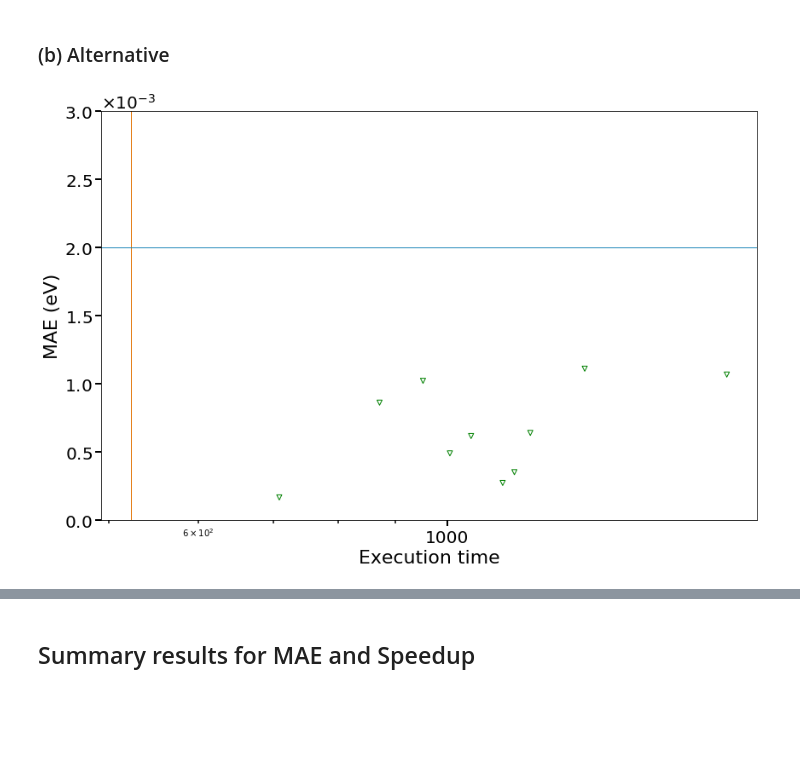
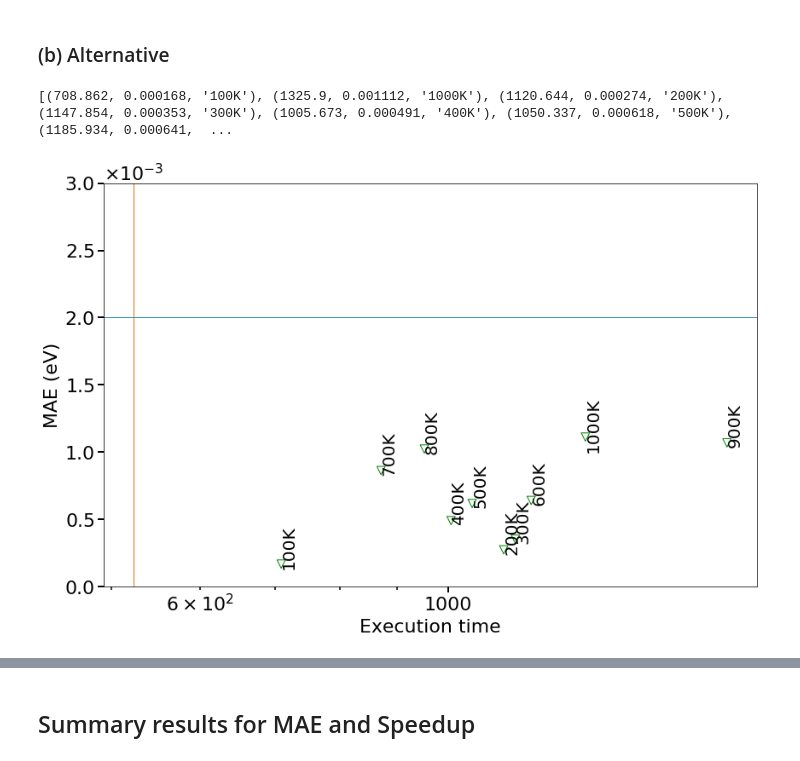
Before and after one commit to YulianaGomez/proxima_analysis, a Jupyter notebook: notebooks/Paper_Graphs.ipynb, the cells around one changed output, grey strips where cells are left out. Cells and saved outputs as stored; diff of their text form; code cells hidden in the pictures; blank space fills up the shorter version.

```diff
--- a/notebooks/Paper_Graphs.ipynb
+++ b/notebooks/Paper_Graphs.ipynb
@@ -378,15 +340,62 @@ plt.savefig('Paper_figures/ss_nort.pdf')"""
 "cases = (\n        #{'df': results['ss-true-rs1_LAZYTRAIN'], 'x':'time', 'y':'mae', 'color':'Green', 'marker':'v', 'legend':True},\n        {'df': r1, 'x':'time', 'y':'mae', 'color':'Green', 'marker' ...
 # %% [markdown]
 ### (b) Alternative
-# %%
-r1 = results['ss-true-rs1_LAZYTRAIN']
-r1 = r1[r1['interval'] == 1]
-cases = (
-        #{'df': results['ss-true-rs1_LAZYTRAIN'], 'x':'time', 'y':'mae', 'color':'Green', 'marker':'v', 'legend':False},
-        {'df': r1, 'x':'time', 'y':'mae', 'color':'Green', 'marker':'v', 'legend':False},
-    )
-_plot_cases(cases)
-plt.ylabel('MAE (eV)')
-plt.savefig('Paper_figures/ss_nort.pdf')
-# %% [output]
-[figure, removed]
+# %%
+def _plot_cases(cases):
+    fig, ax = plt.subplots(figsize=(FIGWIDTH,8))
+    for case in cases:
+        df     = case.get('df')
+        x      = case.get('x')
+        y      = case.get('y')
+        t      = case.get('t', None)
+        #T      = case.get('temperature')
+        s      = case.get('s', 36)
+        color  = case.get('color', 'Black')
+        label  = case.get('label', None)
+        marker = case.get('marker', 'o')
+        minor  = case.get('minor', False)
+        legend = case.get('legend', True)
+        # Following change is so that we can have hollow markers, which are easier to see when overlapping
+        data = [(x,y,temp) for (x,y,temp) in zip(df[x], df[y],pd.Series([f"{r}K" for r in df['temperature']], name="temperature"))]
+        my_x, my_y, my_temp = zip(*data)
+        print(data)
+        plt.scatter(x=my_x, y=my_y, color=color, label=label, facecolors='none', marker=marker, s=95)
+        if True:
+            #data   = [(x,y,t) for (x,y,t) in zip(df[x], df[y], df[t])]
+            for x, y, t in data:
+                ax.annotate(t, (x, y+0.0002), rotation=90,fontsize=MEDIUM)
+
+    ax.set_ylim([0.0, 0.003])
+    ax.set_xscale('log')
+    ax.ticklabel_format(axis='y', style='scientific', scilimits=(0,0), useMathText=True)
+    ax.xaxis.set_major_formatter(ScalarFormatter())
+    ax.tick_params(which='major', length=7, width=2)
+    ax.tick_params(which='minor', length=4, width=1.5)
+    if minor:
+        ax.xaxis.set_minor_formatter(ScalarFormatter())
+        for tick in ax.xaxis.get_minor_ticks():
+            tick.label.set_fontsize(BIG)
+    ax.axvline(x=XLINE, color=TIME_COLOR, linewidth=1)
+    ax.axhline(y=0.002, color=MAE_COLOR,  linewidth=1)
+    plt.xlabel('Execution time',      fontsize=BIG)
+    plt.ylabel('Mean absolute error', fontsize=BIG)
+    plt.xticks(fontsize=BIG)
+    plt.yticks(fontsize=BIG)
+
+    ax.yaxis.get_offset_text().set_fontsize(BIG)
+    if legend:
+        ax.legend(fontsize=BIG, markerscale=22)
+    plt.tight_layout()
+
+r1 = results['ss-true-rs1_LAZYTRAIN']
+r1 = r1[r1['interval'] == 1]
+cases = (
+        #{'df': results['ss-true-rs1_LAZYTRAIN'], 'x':'time', 'y':'mae', 'color':'Green', 'marker':'v', 'legend':False},
+        {'df': r1, 'x':'time', 'y':'mae', 'color':'Green', 'marker':'v', 'legend':False},
+    )
+_plot_cases(cases)
+plt.ylabel('MAE (eV)')
+plt.savefig('Paper_figures/ss_nort.pdf')
+# %% [output]
+[(708.862, 0.000168, '100K'), (1325.9, 0.001112, '1000K'), (1120.644, 0.000274, '200K'), (1147.854, 0.000353, '300K'), (1005.673, 0.000491, '400K'), (1050.337, 0.000618, '500K'), (1185.934, 0.000641,  ...
+[figure, added]
```
Also changed, not shown: parts of 7 cells of this notebook, 3 other files.
